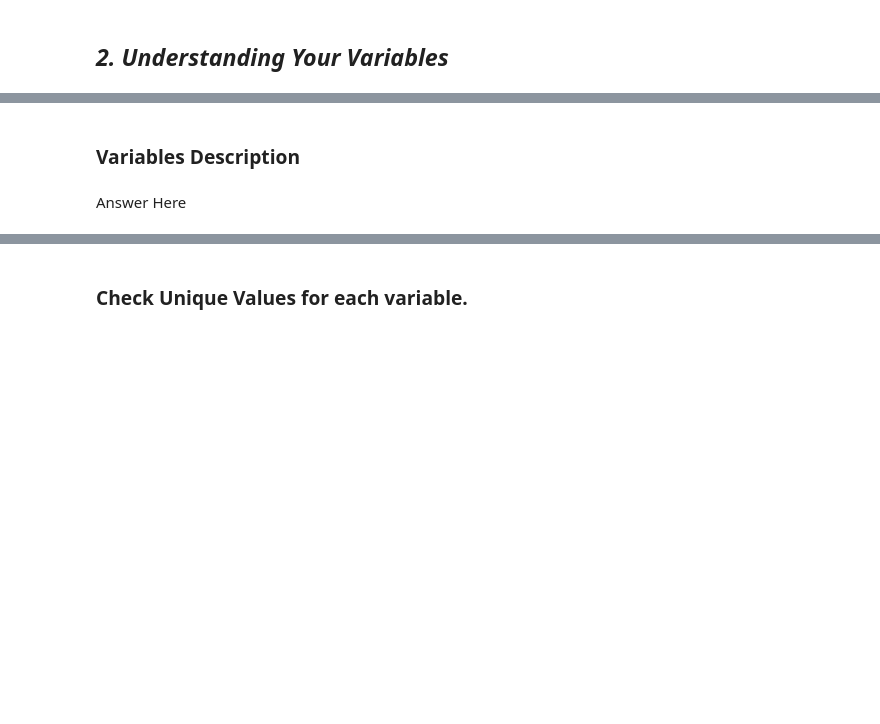
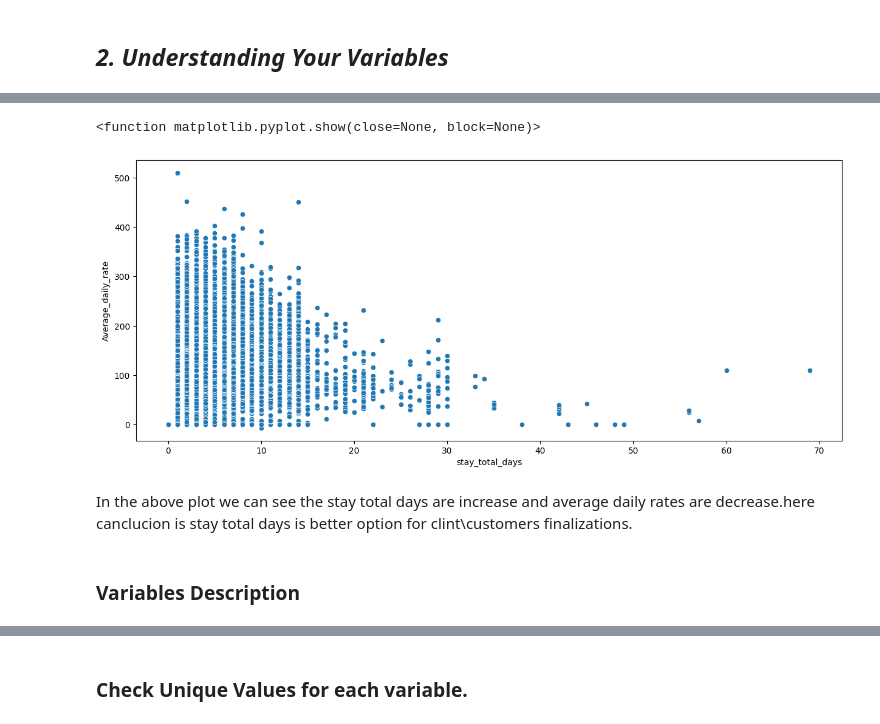
Before and after one commit to Priyamadke/hotel_an_project, a Jupyter notebook: hotel_capstone_project.ipynb, the cells around one changed output, grey strips where cells are left out. Drawn from its saved outputs; the diff is of its cells as text; code cells hidden in the pictures; blank space fills up the shorter version.

```diff
--- a/hotel_capstone_project.ipynb
+++ b/hotel_capstone_project.ipynb
@@ -155,0 +315,11 @@ Answer Here
+# %%
+data.drop(data[data["Average_daily_rate"]>1000].index, inplace=True)    # drop the all values is greater than 1000.
+# %%
+plt.figure(figsize=(15,6))
+sns.scatterplot(y="Average_daily_rate",x="stay_total_days",data=data)
+plt.show
+# %% [output]
+<function matplotlib.pyplot.show(close=None, block=None)>
+[figure, added]
+# %% [markdown]
+In the above plot we can see the stay total days are increase and average daily rates are decrease.here canclucion is stay total days is better option for clint\customers finalizations.
@@ -156,4 +330,2 @@ Answer Here
 # %% [markdown]
 ### Variables Description
-# %% [markdown]
-Answer Here
```
Also changed, not shown: parts of 173 cells of this notebook.
